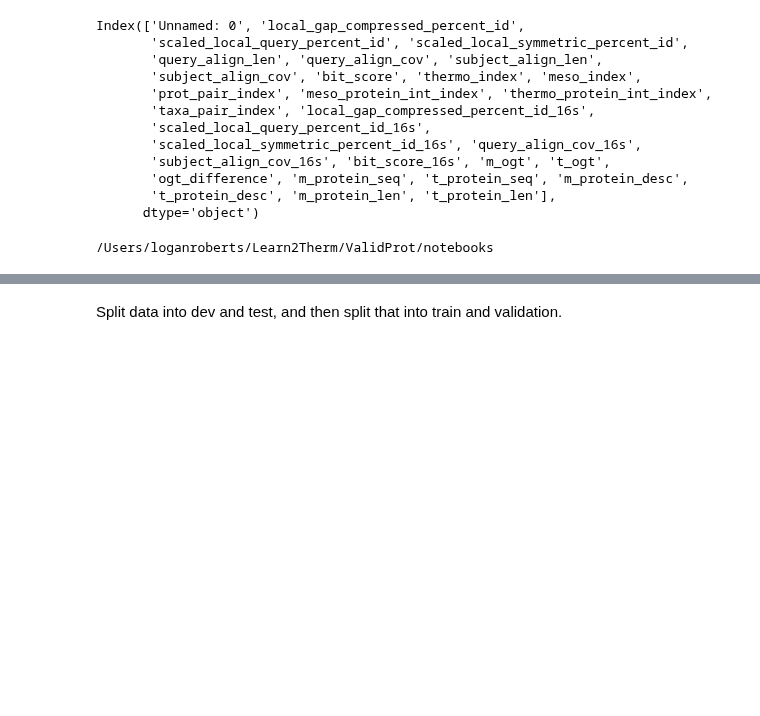
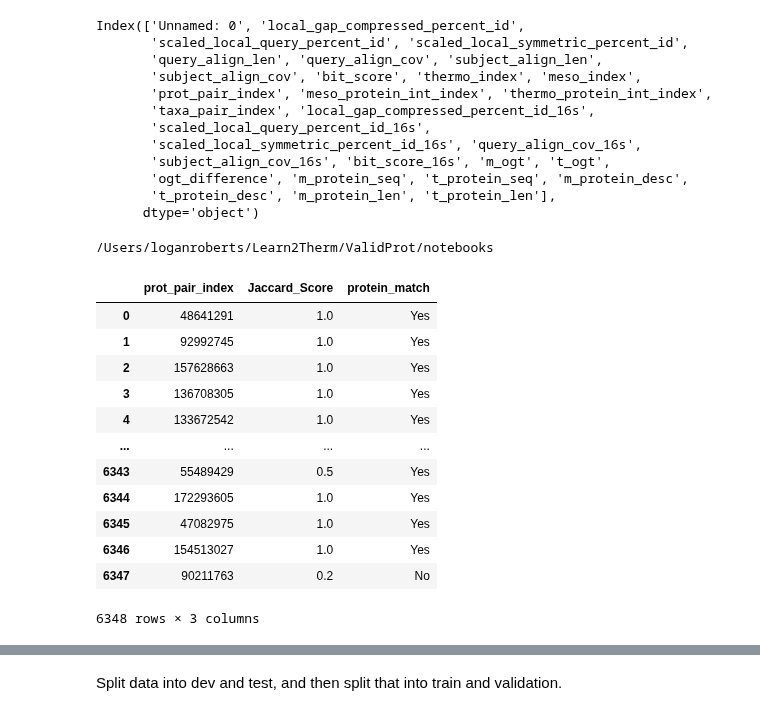
Before and after one commit to learn2therm/PairProphet, a Jupyter notebook: notebooks/iFeature_feature_selection.ipynb, the cells around one changed output, grey strips where cells are left out. Cells and saved outputs as stored; diff of their text form; code cells hidden in the pictures; blank space fills up the shorter version.

```diff
--- a/notebooks/iFeature_feature_selection.ipynb
+++ b/notebooks/iFeature_feature_selection.ipynb
@@ -171,3 +171,19 @@ cd /Users/loganroberts/Learn2Therm/ValidProt/notebooks
 /Users/loganroberts/Learn2Therm/ValidProt/notebooks
 # %%
 target = pd.read_csv('protein_match_6k.csv')
+# %%
+target
+# %% [output]
+|  | prot_pair_index | Jaccard_Score | protein_match |
+| 0 | 48641291 | 1.0 | Yes |
+| 1 | 92992745 | 1.0 | Yes |
+| 2 | 157628663 | 1.0 | Yes |
+| 3 | 136708305 | 1.0 | Yes |
+| 4 | 133672542 | 1.0 | Yes |
+| ... | ... | ... | ... |
+| 6343 | 55489429 | 0.5 | Yes |
+| 6344 | 172293605 | 1.0 | Yes |
+| 6345 | 47082975 | 1.0 | Yes |
+| 6346 | 154513027 | 1.0 | Yes |
+| 6347 | 90211763 | 0.2 | No |
+6348 rows × 3 columns
```
Also changed, not shown: parts of 30 cells of this notebook, 1 other file.
